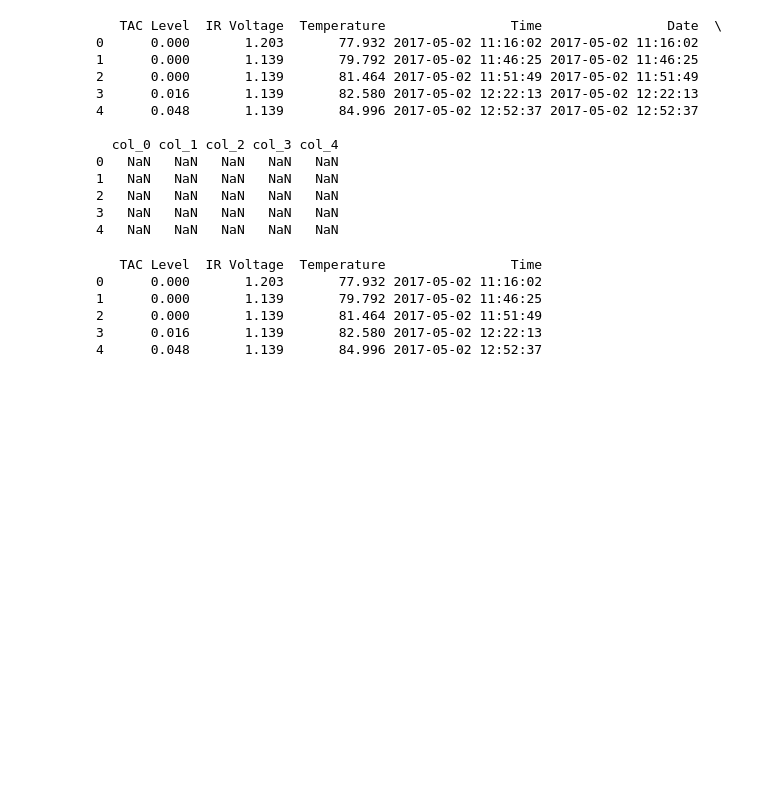
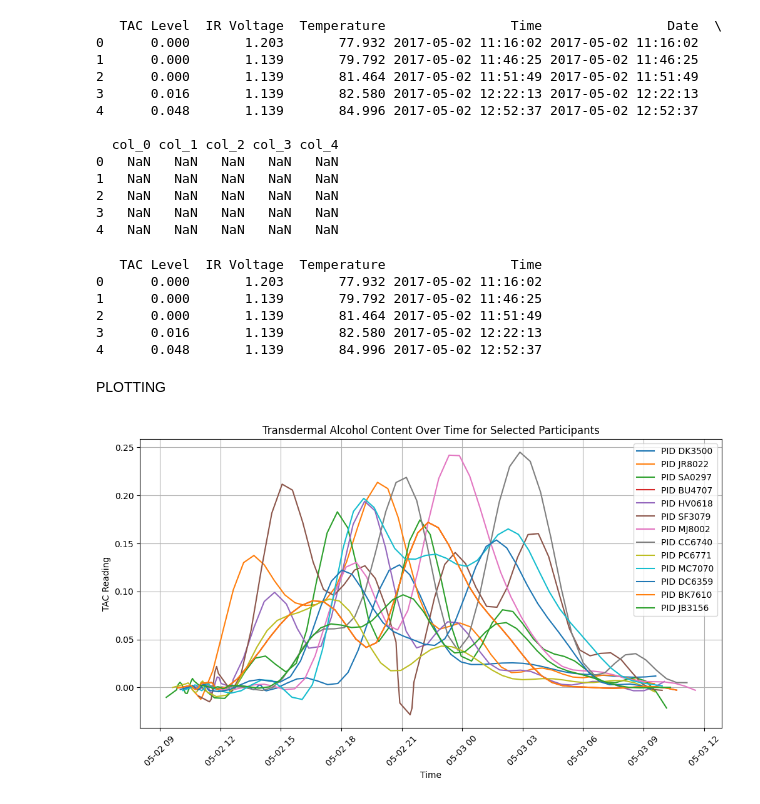
Before and after one commit to manestepanyan0109/Capstone-Project, a Jupyter notebook: Visual.ipynb, the cells around one changed output. Drawn from its saved outputs; the diff is of its cells as text; code cells hidden in the pictures; blank space fills up the shorter version.

```diff
--- a/Visual.ipynb
+++ b/Visual.ipynb
@@ -103,6 +85,8 @@ print(raw_df.head())
 2      0.000       1.139       81.464 2017-05-02 11:51:49
 3      0.016       1.139       82.580 2017-05-02 12:22:13
 4      0.048       1.139       84.996 2017-05-02 12:52:37
+# %% [markdown]
+PLOTTING
 # %%
 raw_df['Time'] = pd.to_datetime(raw_df['Time'])
 
@@ -194,0 +111,21 @@ fig.show()
+# %%
+tac_data = pd.read_csv('data/merged_data/tac_data.csv')
+tac_data["timestamp"] = pd.to_datetime(tac_data["timestamp"])
+# %%
+plt.figure(figsize=(12, 6))
+
+participants = tac_data["pid"].unique()
+
+for pid in participants:
+    subset = tac_data[tac_data["pid"] == pid]
+    plt.plot(subset["timestamp"], subset["TAC_Reading"], label=f"PID {pid}")
+
+plt.xlabel("Time")
+plt.ylabel("TAC Reading")
+plt.title("Transdermal Alcohol Content Over Time for Selected Participants")
+plt.legend()
+plt.xticks(rotation=45)
+plt.grid()
+plt.show()
+# %% [output]
+[figure, added]
```
Also changed, not shown: parts of 11 cells of this notebook, 3 other files.
